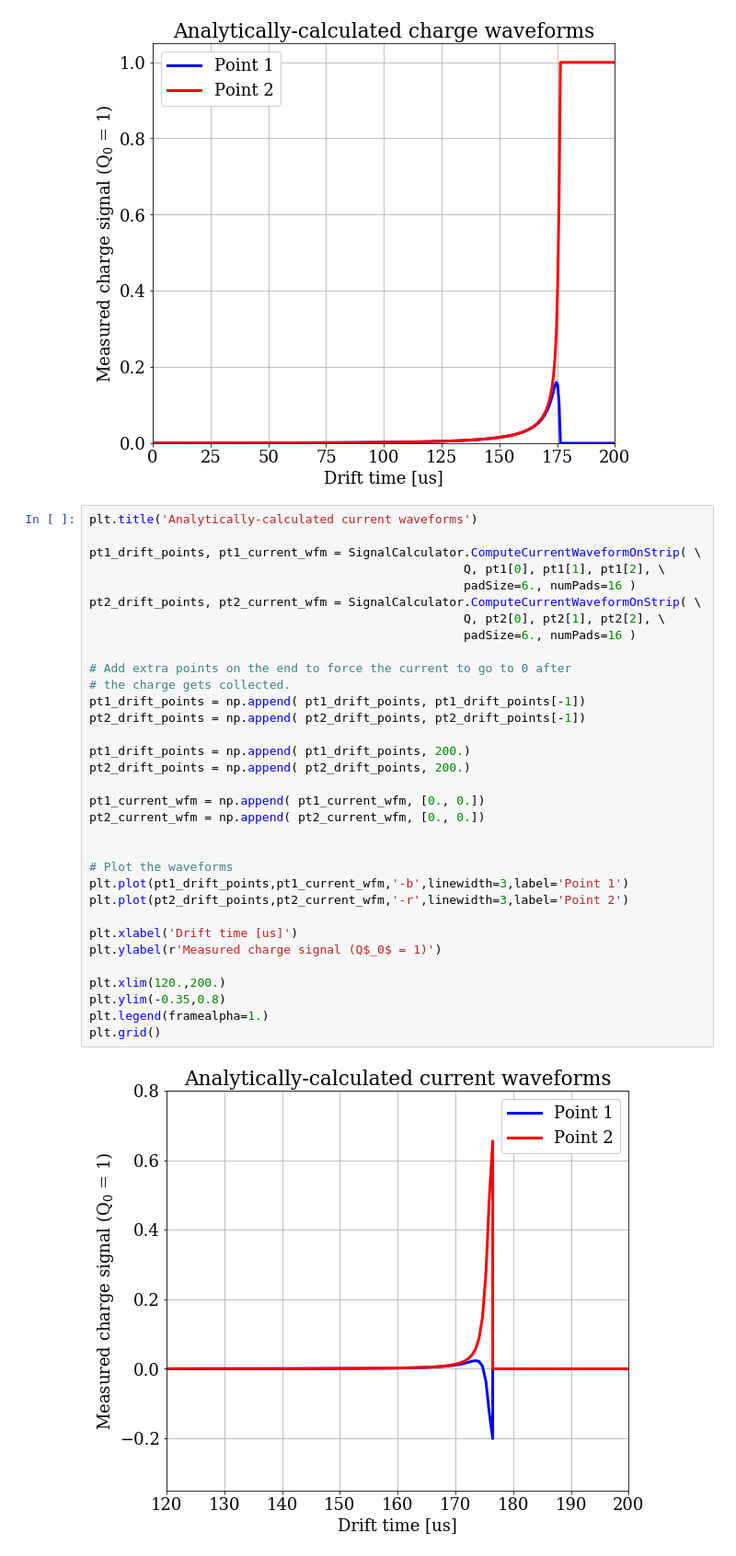
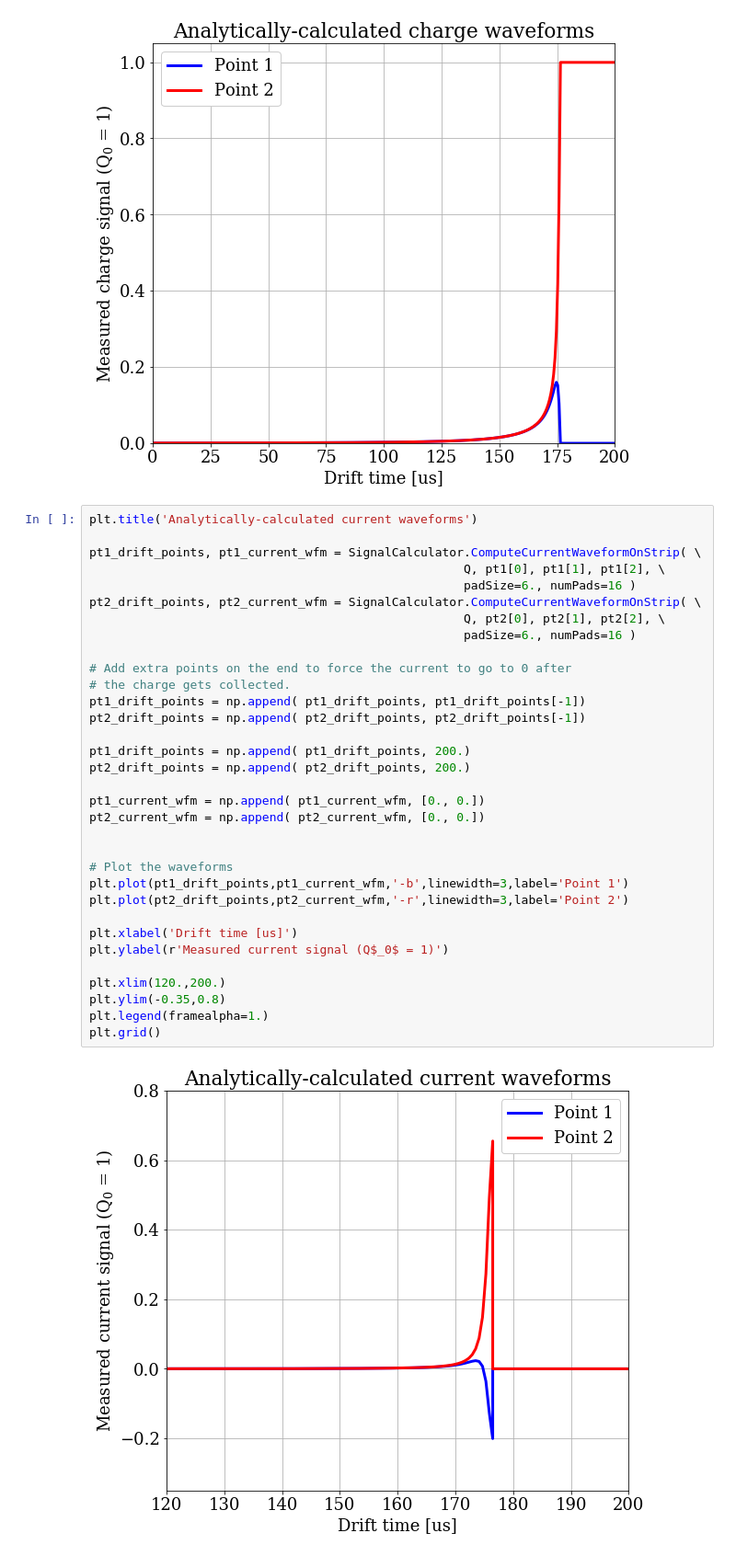
Before and after one commit to bglenardo/CurrentAndChargeSignalCalculator, a Jupyter notebook: Example Notebook.ipynb, the cells around one changed output. Shown: that part at 92% size. Drawn from its saved outputs; the diff is of its cells as text.

```diff
--- a/Example Notebook.ipynb
+++ b/Example Notebook.ipynb
@@ -100,32 +100,32 @@ plt.title('Analytically-calculated current waveforms')
 pt1_drift_points, pt1_current_wfm = SignalCalculator.ComputeCurrentWaveformOnStrip( \
                                                     Q, pt1[0], pt1[1], pt1[2], \
                                                     padSize=6., numPads=16 )
 pt2_drift_points, pt2_current_wfm = SignalCalculator.ComputeCurrentWaveformOnStrip( \
                                                     Q, pt2[0], pt2[1], pt2[2], \
                                                     padSize=6., numPads=16 )
 
 # Add extra points on the end to force the current to go to 0 after
 # the charge gets collected.
 pt1_drift_points = np.append( pt1_drift_points, pt1_drift_points[-1])
 pt2_drift_points = np.append( pt2_drift_points, pt2_drift_points[-1])
 
 pt1_drift_points = np.append( pt1_drift_points, 200.)
 pt2_drift_points = np.append( pt2_drift_points, 200.)
 
 pt1_current_wfm = np.append( pt1_current_wfm, [0., 0.])
 pt2_current_wfm = np.append( pt2_current_wfm, [0., 0.])
 
 
 # Plot the waveforms
 plt.plot(pt1_drift_points,pt1_current_wfm,'-b',linewidth=3,label='Point 1')
 plt.plot(pt2_drift_points,pt2_current_wfm,'-r',linewidth=3,label='Point 2')
 
 plt.xlabel('Drift time [us]')
-plt.ylabel(r'Measured charge signal (Q$_0$ = 1)')
+plt.ylabel(r'Measured current signal (Q$_0$ = 1)')
 
 plt.xlim(120.,200.)
 plt.ylim(-0.35,0.8)
 plt.legend(framealpha=1.)
 plt.grid()
 # %% [output]
-[figure, old version]
+[figure, new version]
```
